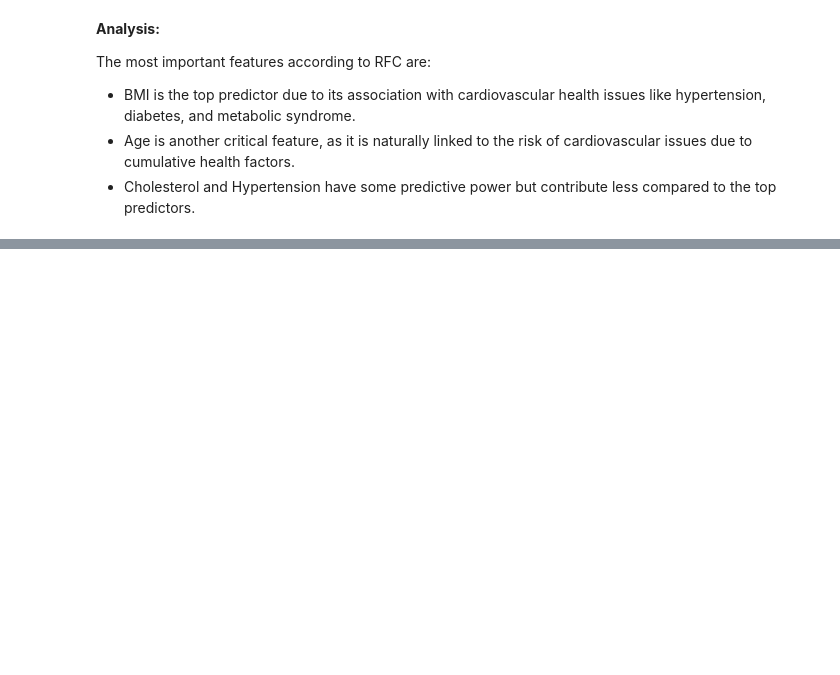
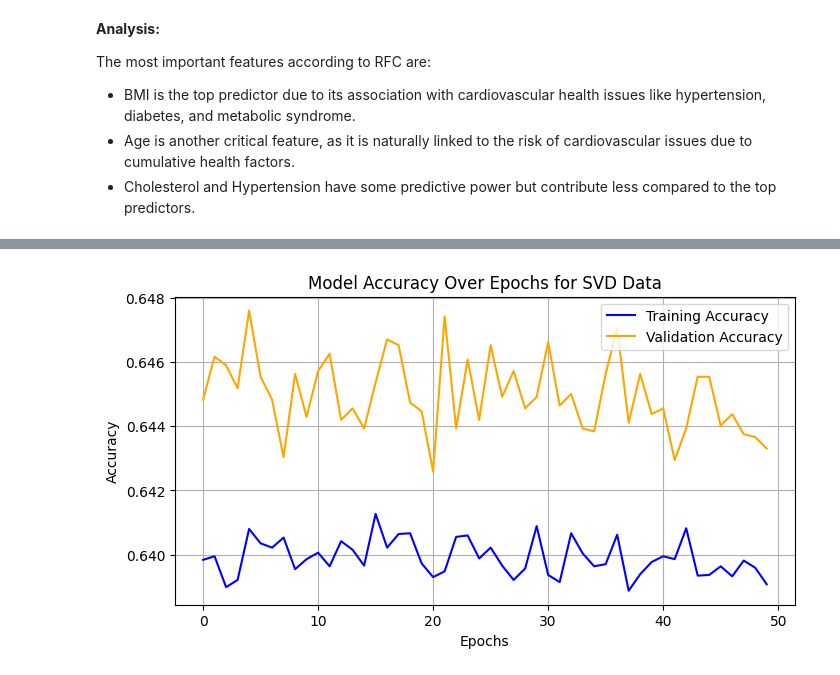
Before and after one commit to Dcode-7/CVD-Model, a Jupyter notebook: CVD_Model.ipynb, the cells around one changed output, grey strips where cells are left out. Drawn from its saved outputs; the diff is of its cells as text; code cells hidden in the pictures; blank space fills up the shorter version.

```diff
--- a/CVD_Model.ipynb
+++ b/CVD_Model.ipynb
@@ -1917,0 +2388,12 @@ The most important features according to RFC are:
+# %%
+plt.figure(figsize=(8, 4))
+plt.plot(history_svd_tf.history['accuracy'], label='Training Accuracy', color='blue')
+plt.plot(history_svd_tf.history['val_accuracy'], label='Validation Accuracy', color='orange')
+plt.title('Model Accuracy Over Epochs for SVD Data')
+plt.xlabel('Epochs')
+plt.ylabel('Accuracy')
+plt.legend()
+plt.grid()
+plt.show()
+# %% [output]
+[figure, added]
```
Also changed, not shown: parts of 22 cells of this notebook.
